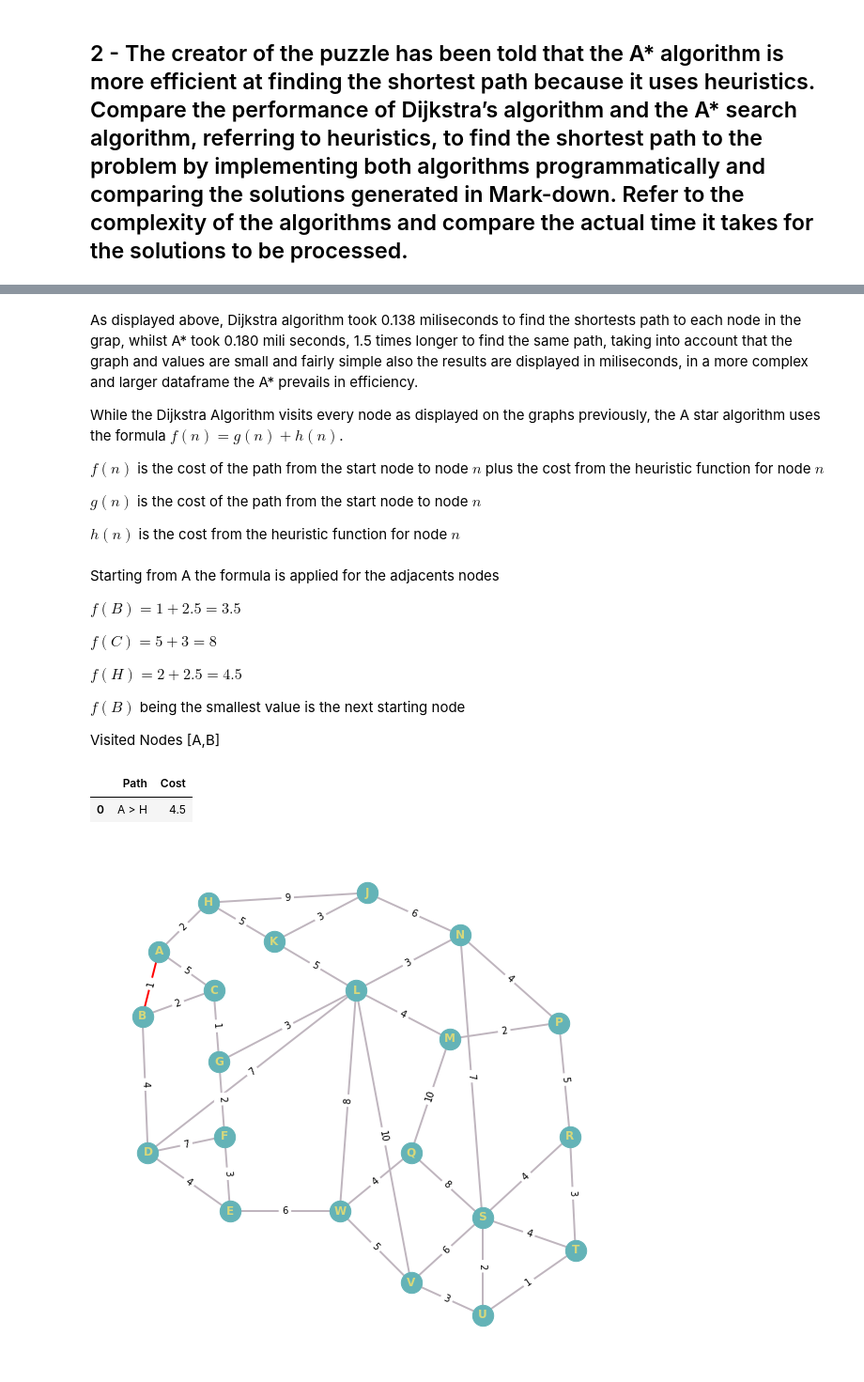
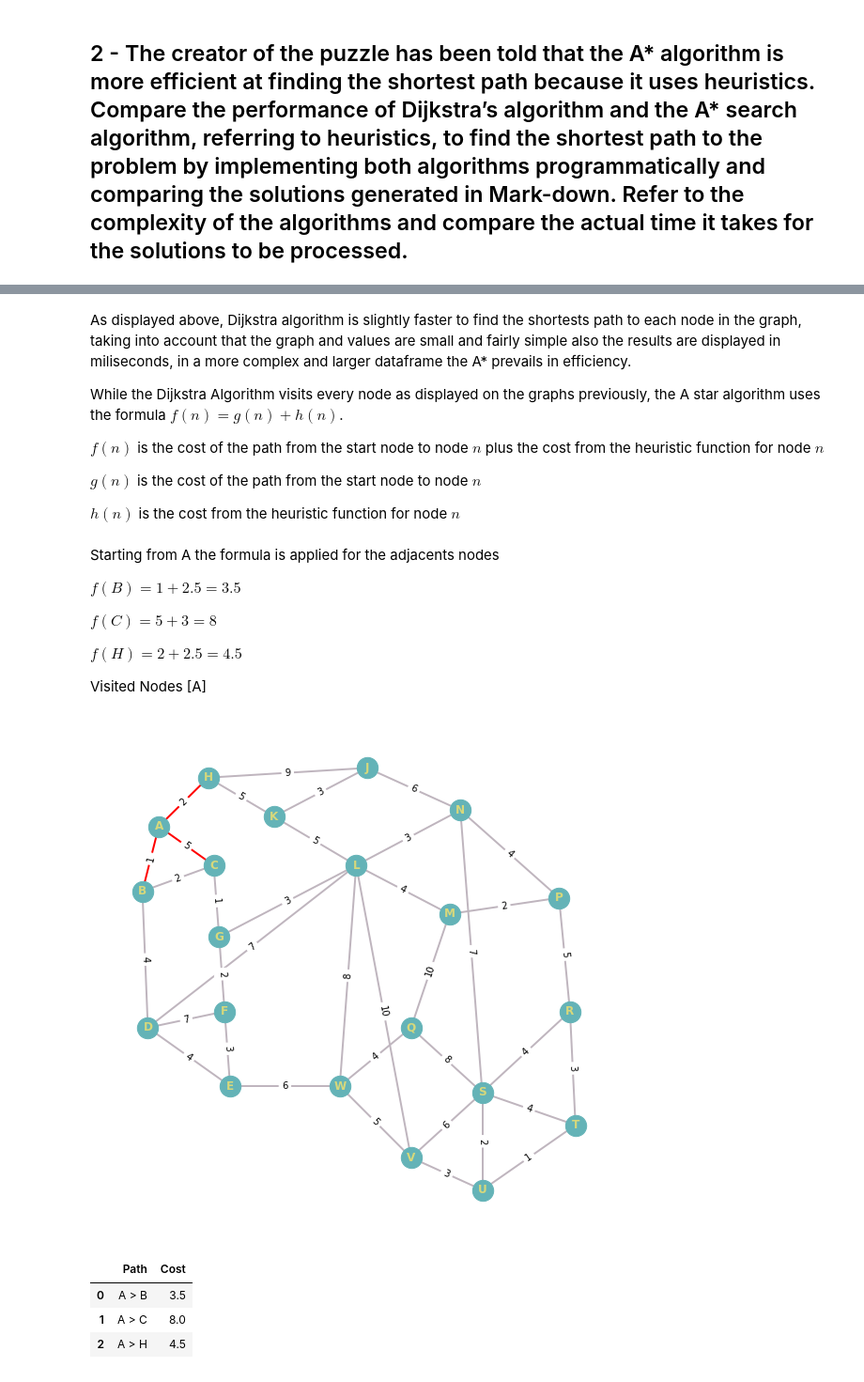
Before and after one commit to Rfg2048/AI, a Jupyter notebook: AI.ipynb, the cells around one changed output, grey strips where cells are left out. Shown at 94% size. Drawn from its saved outputs; the diff is of its cells as text; code cells hidden in the pictures.

```diff
--- a/AI.ipynb
+++ b/AI.ipynb
@@ -1180,5 +1180,5 @@ The time to run the code is 0.1806 miliseconds
 # %% [markdown]
-As displayed above, Dijkstra algorithm took 0.138 miliseconds to find the shortests path to each node in the grap, whilst A* took 0.180 mili seconds, 1.5 times longer to find the same path, taking into account that the graph and values are small and fairly simple also the results are displayed in miliseconds, in a more complex and larger dataframe the A* prevails in efficiency.
+As displayed above, Dijkstra algorithm is slightly faster to find the shortests path to each node in the graph, taking into account that the graph and values are small and fairly simple also the results are displayed in miliseconds, in a more complex and larger dataframe the A* prevails in efficiency.
 
 While the Dijkstra Algorithm visits every node as displayed on the graphs previously, the A star algorithm uses the formula $f(n) = g(n) + h(n)$.
 
@@ -1196,27 +1196,34 @@ $f(C) = 5 + 3 = 8$
 
 $f(H) = 2 + 2.5 = 4.5$
 
-$f(B)$ being the smallest value is the next starting node
-
-Visited Nodes [A,B]
+Visited Nodes [A]
 # %%
 nodes_table_star = {
-    "Path": ['A > B'],
-    "Cost": [3.5],
+    "Path": ['A > B', 'A > C', 'A > H'],
+    "Cost": [3.5, 8, 4.5],
+    "Visited" ['','',''],
 }
 
 nodes_df_star = pd.DataFrame(nodes_table_star)
 
-nodes_df_star
+def add_path(path, cost):
+    global nodes_df_star
+    new_row = pd.DataFrame({'Path':[path], 'Cost':[cost]})
+    nodes_df_star = pd.concat([nodes_df_star, new_row], ignore_index=True)
-# %% [output]
-|  | Path | Cost |
-| 0 | A > H | 4.5 |
 # %%
 highlight_weights = {
-    ('A','B')
+    ('A','B'),
+    ('A','C'),
+    ('A','H')
 }
 edge_colors=["red" if (u,v) in highlight_weights else "#bfb5be" for u,v in graph.edges()]
 draw_graph(graph, pos, node_label, edge_label, edge_colors)
+
+nodes_df_star
 # %% [output]
-[figure, old version]
+[figure, new version]
+|  | Path | Cost |
+| 0 | A > B | 3.5 |
+| 1 | A > C | 8.0 |
+| 2 | A > H | 4.5 |
 # %% [markdown]
```
Also changed, not shown: parts of 10 cells of this notebook.
